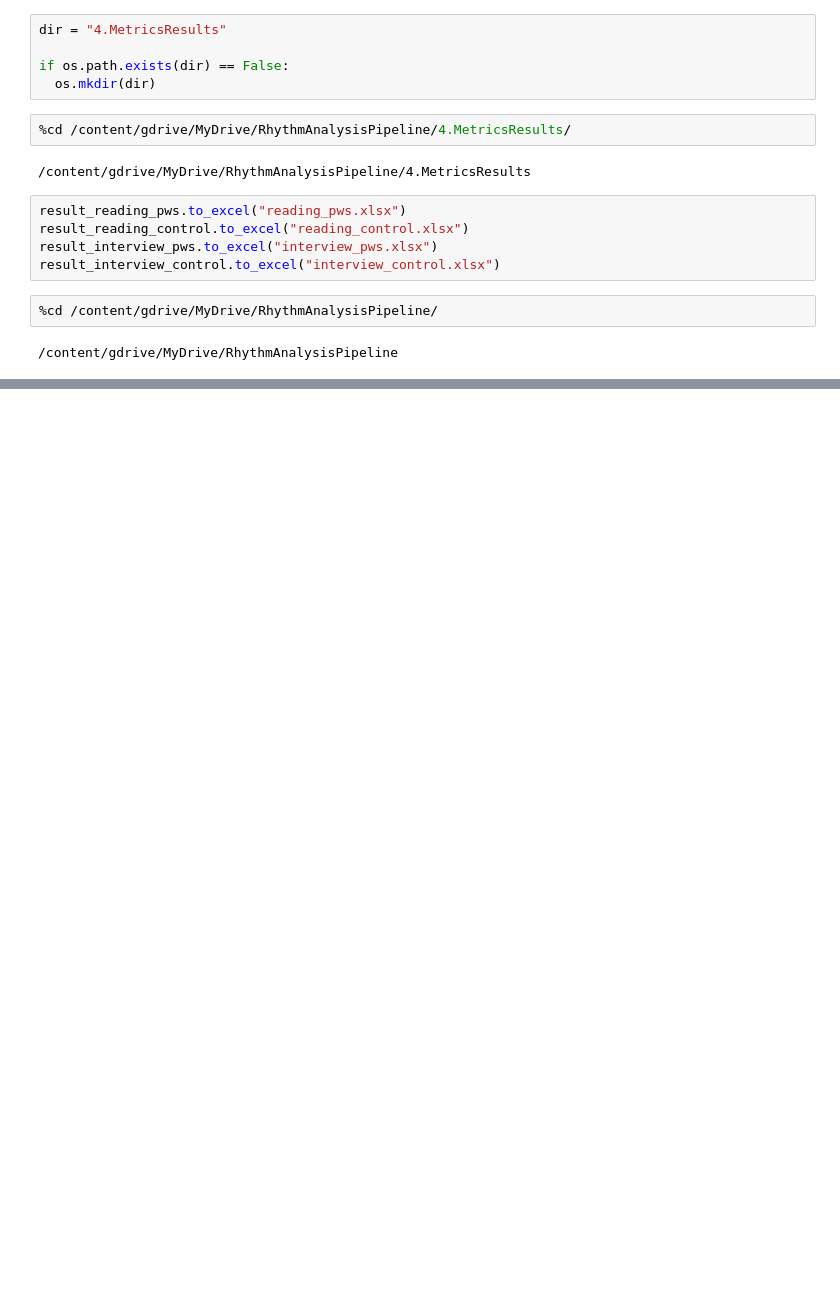
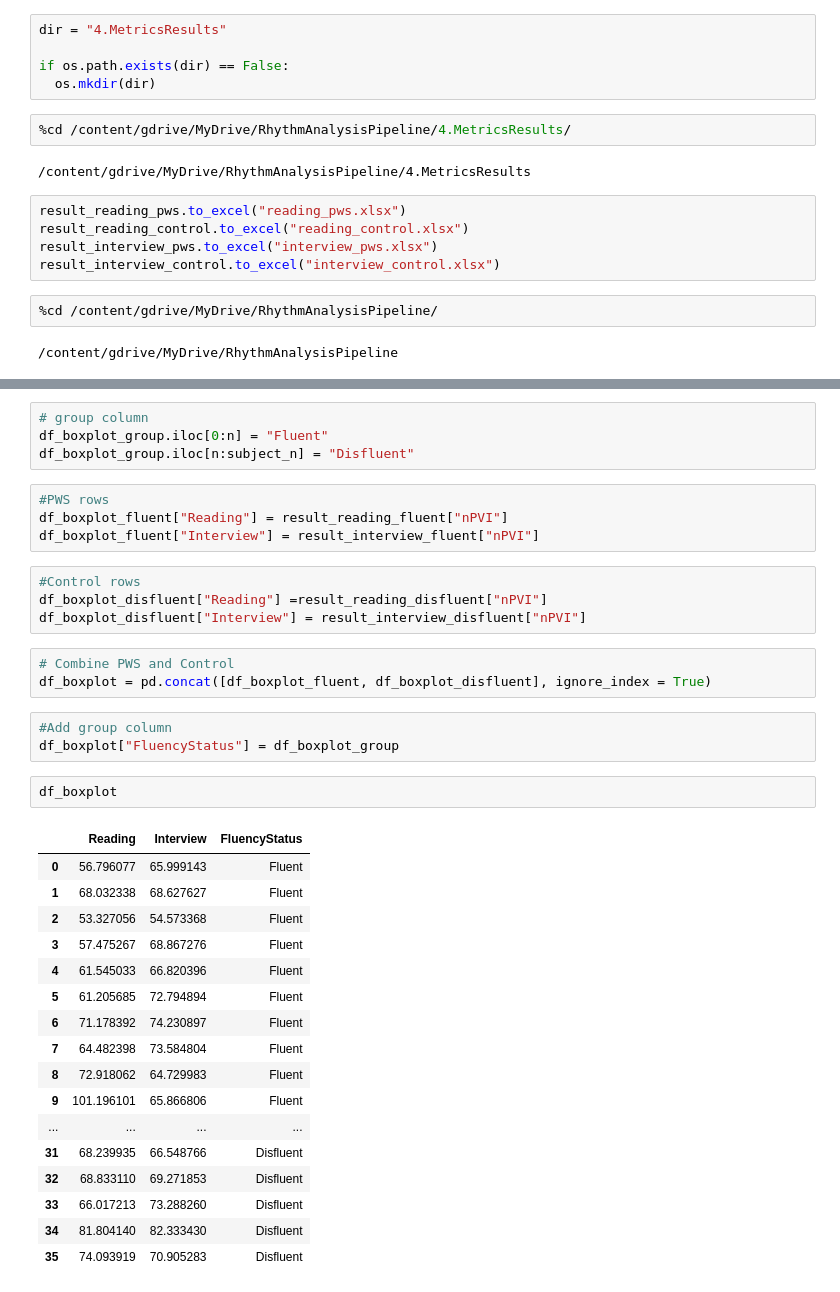
Before and after one commit to Janina712/MLTSA22_JBoecher, a Jupyter notebook: Other/4. Compute_RhythmMetrics.ipynb, the cells around one changed output, grey strips where cells are left out. Saved outputs shown, nothing was run; the diff lists cells and outputs as text; blank space fills up the shorter version.

```diff
--- a/Other/4. Compute_RhythmMetrics.ipynb
+++ b/Other/4. Compute_RhythmMetrics.ipynb
@@ -641,0 +817,38 @@ result_interview_control.to_excel("interview_control.xlsx")
+# %%
+# group column
+df_boxplot_group.iloc[0:n] = "Fluent"
+df_boxplot_group.iloc[n:subject_n] = "Disfluent"
+# %%
+#PWS rows
+df_boxplot_fluent["Reading"] = result_reading_fluent["nPVI"]
+df_boxplot_fluent["Interview"] = result_interview_fluent["nPVI"]
+# %%
+#Control rows
+df_boxplot_disfluent["Reading"] =result_reading_disfluent["nPVI"]
+df_boxplot_disfluent["Interview"] = result_interview_disfluent["nPVI"]
+# %%
+# Combine PWS and Control
+df_boxplot = pd.concat([df_boxplot_fluent, df_boxplot_disfluent], ignore_index = True)
+# %%
+#Add group column
+df_boxplot["FluencyStatus"] = df_boxplot_group
+# %%
+df_boxplot
+# %% [output]
+|  | Reading | Interview | FluencyStatus |
+| 0 | 56.796077 | 65.999143 | Fluent |
+| 1 | 68.032338 | 68.627627 | Fluent |
+| 2 | 53.327056 | 54.573368 | Fluent |
+| 3 | 57.475267 | 68.867276 | Fluent |
+| 4 | 61.545033 | 66.820396 | Fluent |
+| 5 | 61.205685 | 72.794894 | Fluent |
+| 6 | 71.178392 | 74.230897 | Fluent |
+| 7 | 64.482398 | 73.584804 | Fluent |
+| 8 | 72.918062 | 64.729983 | Fluent |
+| 9 | 101.196101 | 65.866806 | Fluent |
+| ... | ... | ... | ... |
+| 31 | 68.239935 | 66.548766 | Disfluent |
+| 32 | 68.833110 | 69.271853 | Disfluent |
+| 33 | 66.017213 | 73.288260 | Disfluent |
+| 34 | 81.804140 | 82.333430 | Disfluent |
+| 35 | 74.093919 | 70.905283 | Disfluent |
```
Also changed, not shown: parts of 56 cells of this notebook.
